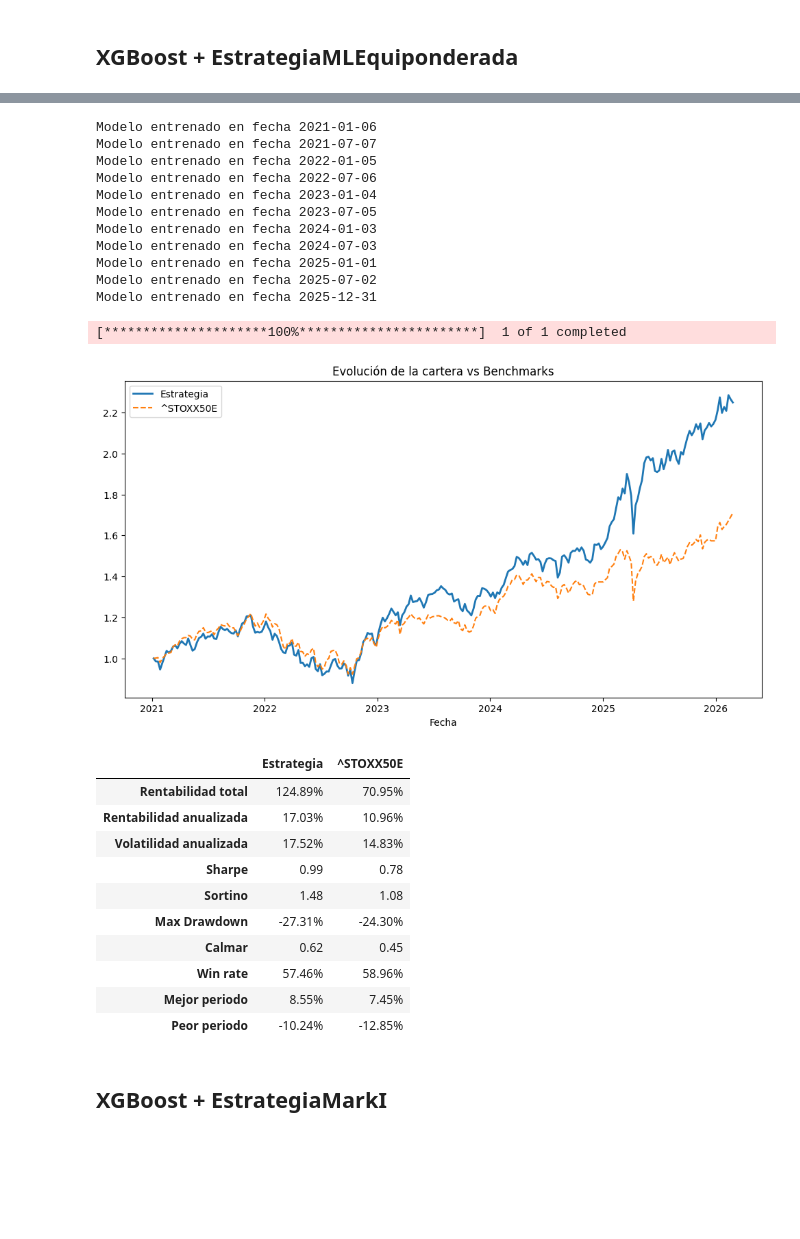
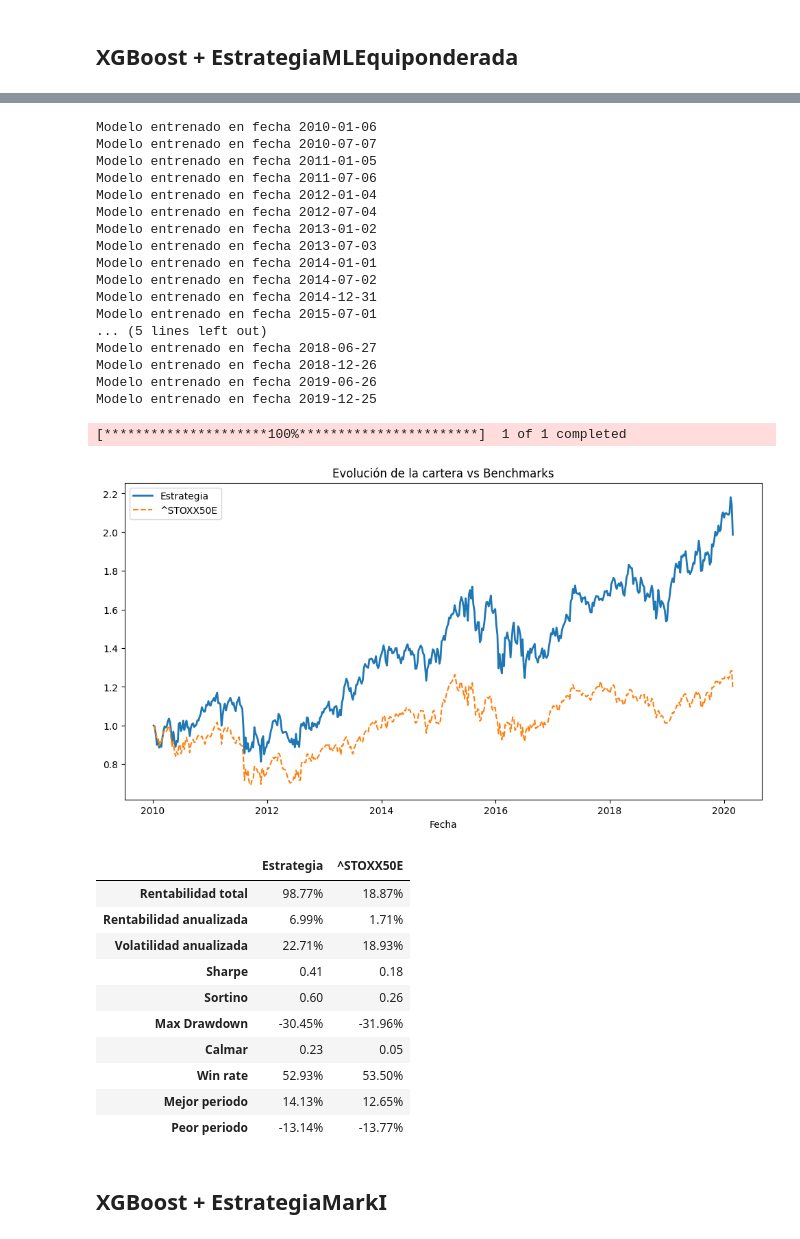
Before and after one commit to Javi-Puerta/Trabajo_gestion_cuantitativa, a Jupyter notebook: prueba_modelos.ipynb, the cells around one changed output, grey strips where cells are left out. Cells and saved outputs as stored; diff of their text form; code cells hidden in the pictures; blank space fills up the shorter version.

Commit message:
cambios pequeños

```diff
--- a/prueba_modelos.ipynb
+++ b/prueba_modelos.ipynb
@@ -47,7 +47,9 @@ Muestra: ['ADS.DE', 'ADYEN.AS', 'AD.AS', 'AI.PA', 'AIR.PA']
 # %% [markdown]
 ## XGBoost + EstrategiaMLEquiponderada
 # %%
-universo = UniversoActivosEstatico(tickers=tickers)
+start_date = "2010-01-01"
+end_date = "2020-03-01"
+universo = UniversoActivosDinamico(tickers_actuales=tickers, start_date=start_date, end_date=end_date, csv_cambios_path=r"eurostoxx50_historico_cambios.csv")
 proveedor = YFinanceProvider()
 fe = FeatureEngineer(criterio=5, ticker_indice="SPY")
 modelo = XGBoostModel(n_estimators=180, max_depth=3, class_weight=None, random_state=42, positive_class_weight=5.0)
@@ -57,8 +59,8 @@ engine = BacktestEngine(
     proveedor=proveedor,
     feature_engineer=fe,
     estrategia=estrategia,
-    start_date="2021-01-01",
-    end_date="2026-03-01",
+    start_date=start_date,
+    end_date=end_date,
     len_ventana=4,
     nominal=10000000
 )
@@ -70,27 +86,33 @@ engine.print_results(bmks=["^STOXX50E"])
-Modelo entrenado en fecha 2021-01-06
-Modelo entrenado en fecha 2021-07-07
-Modelo entrenado en fecha 2022-01-05
-Modelo entrenado en fecha 2022-07-06
-Modelo entrenado en fecha 2023-01-04
-Modelo entrenado en fecha 2023-07-05
-Modelo entrenado en fecha 2024-01-03
-Modelo entrenado en fecha 2024-07-03
-Modelo entrenado en fecha 2025-01-01
-Modelo entrenado en fecha 2025-07-02
-Modelo entrenado en fecha 2025-12-31
+Modelo entrenado en fecha 2010-01-06
+Modelo entrenado en fecha 2010-07-07
+Modelo entrenado en fecha 2011-01-05
+Modelo entrenado en fecha 2011-07-06
+Modelo entrenado en fecha 2012-01-04
+Modelo entrenado en fecha 2012-07-04
+Modelo entrenado en fecha 2013-01-02
+Modelo entrenado en fecha 2013-07-03
+Modelo entrenado en fecha 2014-01-01
+Modelo entrenado en fecha 2014-07-02
+Modelo entrenado en fecha 2014-12-31
+Modelo entrenado en fecha 2015-07-01
+... (5 lines left out)
+Modelo entrenado en fecha 2018-06-27
+Modelo entrenado en fecha 2018-12-26
+Modelo entrenado en fecha 2019-06-26
+Modelo entrenado en fecha 2019-12-25
 [*********************100%***********************]  1 of 1 completed
-[figure, old version]
+[figure, new version]
 |  | Estrategia | ^STOXX50E |
-| Rentabilidad total | 124.89% | 70.95% |
-| Rentabilidad anualizada | 17.03% | 10.96% |
-| Volatilidad anualizada | 17.52% | 14.83% |
-| Sharpe | 0.99 | 0.78 |
-| Sortino | 1.48 | 1.08 |
-| Max Drawdown | -27.31% | -24.30% |
-| Calmar | 0.62 | 0.45 |
-| Win rate | 57.46% | 58.96% |
-| Mejor periodo | 8.55% | 7.45% |
-| Peor periodo | -10.24% | -12.85% |
+| Rentabilidad total | 98.77% | 18.87% |
+| Rentabilidad anualizada | 6.99% | 1.71% |
+| Volatilidad anualizada | 22.71% | 18.93% |
+| Sharpe | 0.41 | 0.18 |
+| Sortino | 0.60 | 0.26 |
+| Max Drawdown | -30.45% | -31.96% |
+| Calmar | 0.23 | 0.05 |
+| Win rate | 52.93% | 53.50% |
+| Mejor periodo | 14.13% | 12.65% |
+| Peor periodo | -13.14% | -13.77% |
 # %% [markdown]
 ## XGBoost + EstrategiaMarkI
 # %%
```
Also changed, not shown: parts of 6 cells of this notebook.
